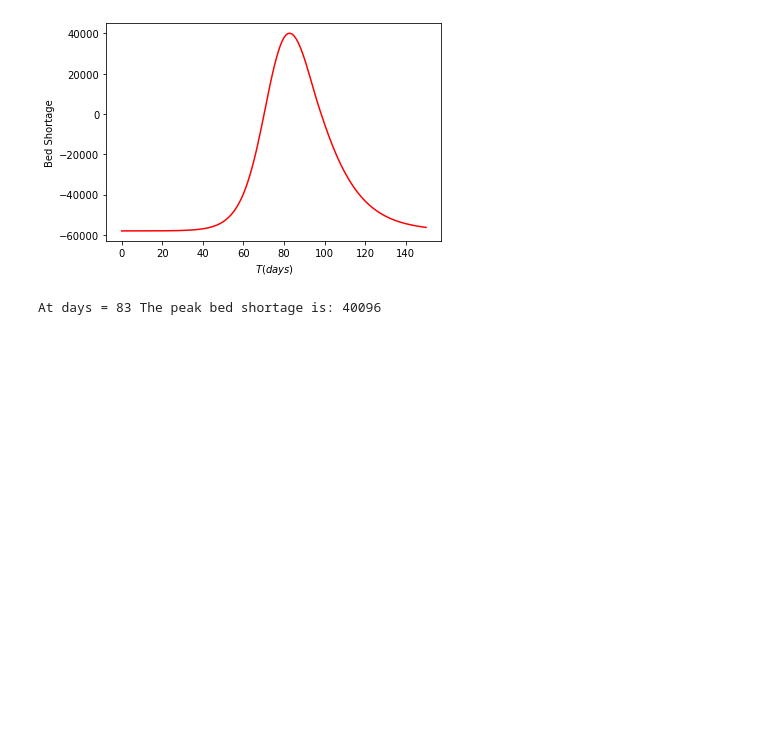
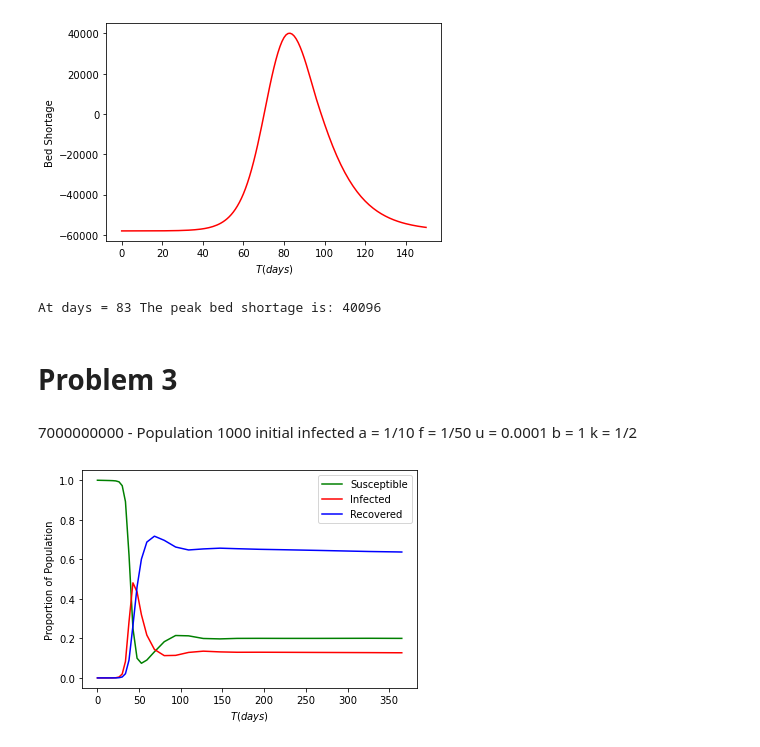
Before and after one commit to JDVariadic/csci115-groupworks, a Jupyter notebook: Notebooks/Lab2-Cruz-deGuzman-Loiz-Ramos.ipynb, the cells around one changed output. Drawn from its saved outputs; the diff is of its cells as text; code cells hidden in the pictures; blank space fills up the shorter version.

Commit message:
solve problem 3

```diff
--- a/Notebooks/Lab2-Cruz-deGuzman-Loiz-Ramos.ipynb
+++ b/Notebooks/Lab2-Cruz-deGuzman-Loiz-Ramos.ipynb
@@ -146,3 +144,51 @@ peak_bed_capacity_value = bed_capacity[peak_bed_capacity_idx]
 print('At days =', peak_bed_capacity_idx[0][0], 'The peak bed shortage is:', round(peak_bed_capacity_value[0]))
 # %% [output]
 At days = 83 The peak bed shortage is: 40096
+# %% [markdown]
+# Problem 3
+# %% [markdown]
+7000000000 - Population
+1000 initial infected
+a = 1/10
+f = 1/50
+u = 0.0001
+b = 1
+k = 1/2
+# %%
+# define the ode system as given in the problem
+def ode(t,y):
+    N = 7000000000
+    a = 1/10
+    f = 1/50
+    u = 0.0001
+    b = 1
+    k = 1/2
+    return np.array(
+     [
+         f*y[2] + u * (1-y[0]) - ((k*b)/N) * y[0] * y[1],
+         ((k*b)/N) * y[0] * y[1] - (a + u) * y[1],
+         -f*y[2] + a*y[1] - u*y[2]
+     ]
+ )
+
+# define the t0 and tf parameters
+t0 = 0
+tf = 365
+
+# define the initial conditions
+y0 = np.array([7000000000, 1000, 0])
+
+# solve the system
+sol = solve_ivp(ode, (t0,tf), y0)
+# plot y_1 against y_2
+
+fig, axes = plt.subplots()
+axes.plot(sol.t,sol.y[0]/ 7000000000, 'g', label = 'Susceptible')
+axes.plot(sol.t,sol.y[1]/ 7000000000, 'r', label = 'Infected')
+axes.plot(sol.t,sol.y[2]/ 7000000000, 'b', label = 'Recovered')
+axes.set_xlabel('$T (days) $')
+axes.set_ylabel('Proportion of Population')
+axes.legend()
+plt.show()
+# %% [output]
+[figure, added]
```
Also changed, not shown: parts of 1 cell of this notebook.
